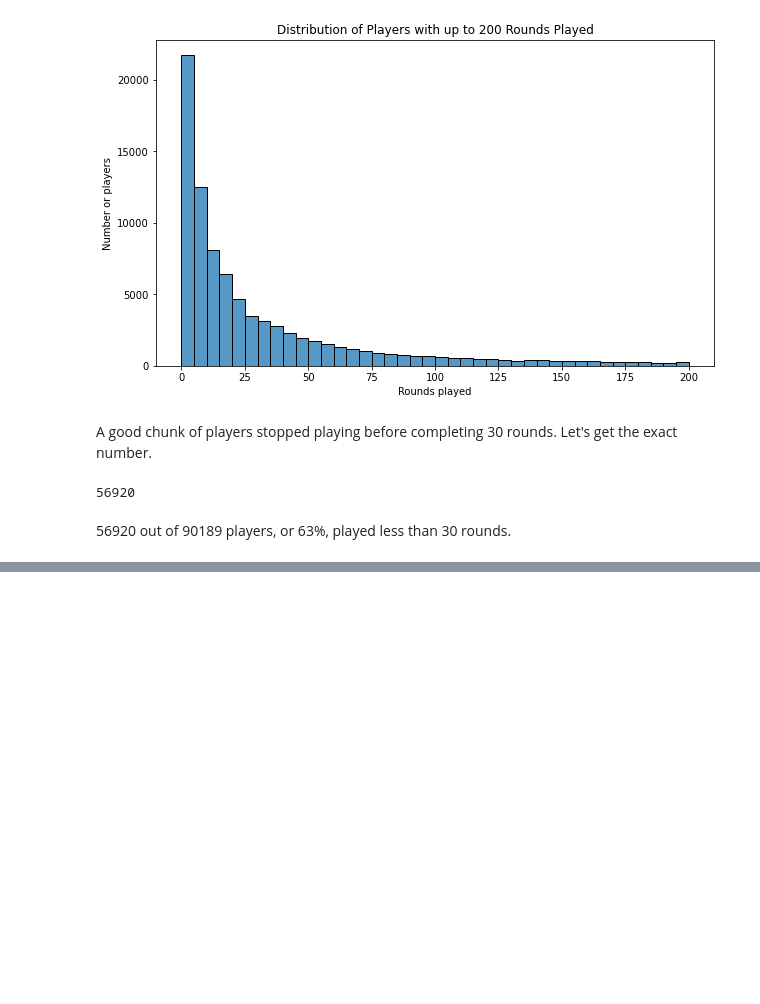
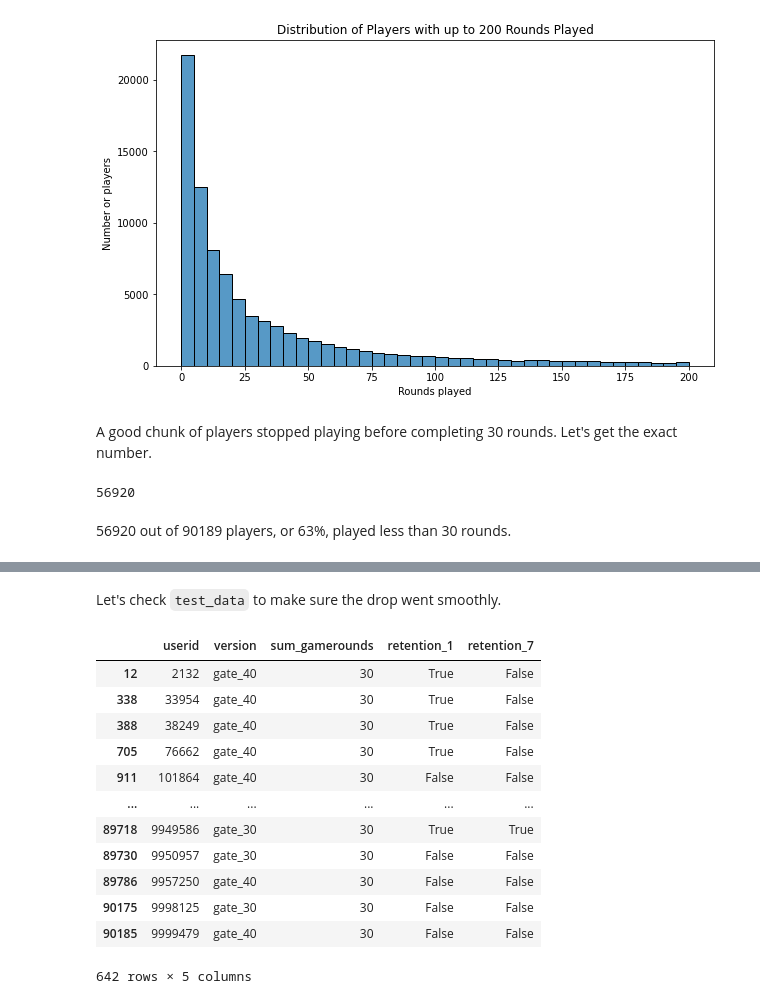
Before and after one commit to Stas-Medvedev/Game-Feature-AB-Test-Analysis, a Jupyter notebook: notebook.ipynb, the cells around one changed output, grey strips where cells are left out. Cells and saved outputs as stored; diff of their text form; code cells hidden in the pictures; blank space fills up the shorter version.

Commit message:
Trimmed test_data for analysis

````diff
--- a/notebook.ipynb
+++ b/notebook.ipynb
@@ -105,0 +115,21 @@ It is also possible that a player could play a number of rounds without beating
+# %%
+# Remove all rows with less than 30 rounds played from test_data in-place
+test_data.drop(test_data.query('sum_gamerounds < 30').index, inplace = True)
+# %% [markdown]
+Let's check ```test_data``` to make sure the drop went smoothly.
+# %%
+test_data.query('sum_gamerounds < 31')
+# %% [output]
+|  | userid | version | sum_gamerounds | retention_1 | retention_7 |
+| 12 | 2132 | gate_40 | 30 | True | False |
+| 338 | 33954 | gate_40 | 30 | True | False |
+| 388 | 38249 | gate_40 | 30 | True | False |
+| 705 | 76662 | gate_40 | 30 | True | False |
+| 911 | 101864 | gate_40 | 30 | False | False |
+| ... | ... | ... | ... | ... | ... |
+| 89718 | 9949586 | gate_30 | 30 | True | True |
+| 89730 | 9950957 | gate_30 | 30 | False | False |
+| 89786 | 9957250 | gate_40 | 30 | False | False |
+| 90175 | 9998125 | gate_30 | 30 | False | False |
+| 90185 | 9999479 | gate_40 | 30 | False | False |
+642 rows × 5 columns
````
Also changed, not shown: parts of 22 cells of this notebook.
